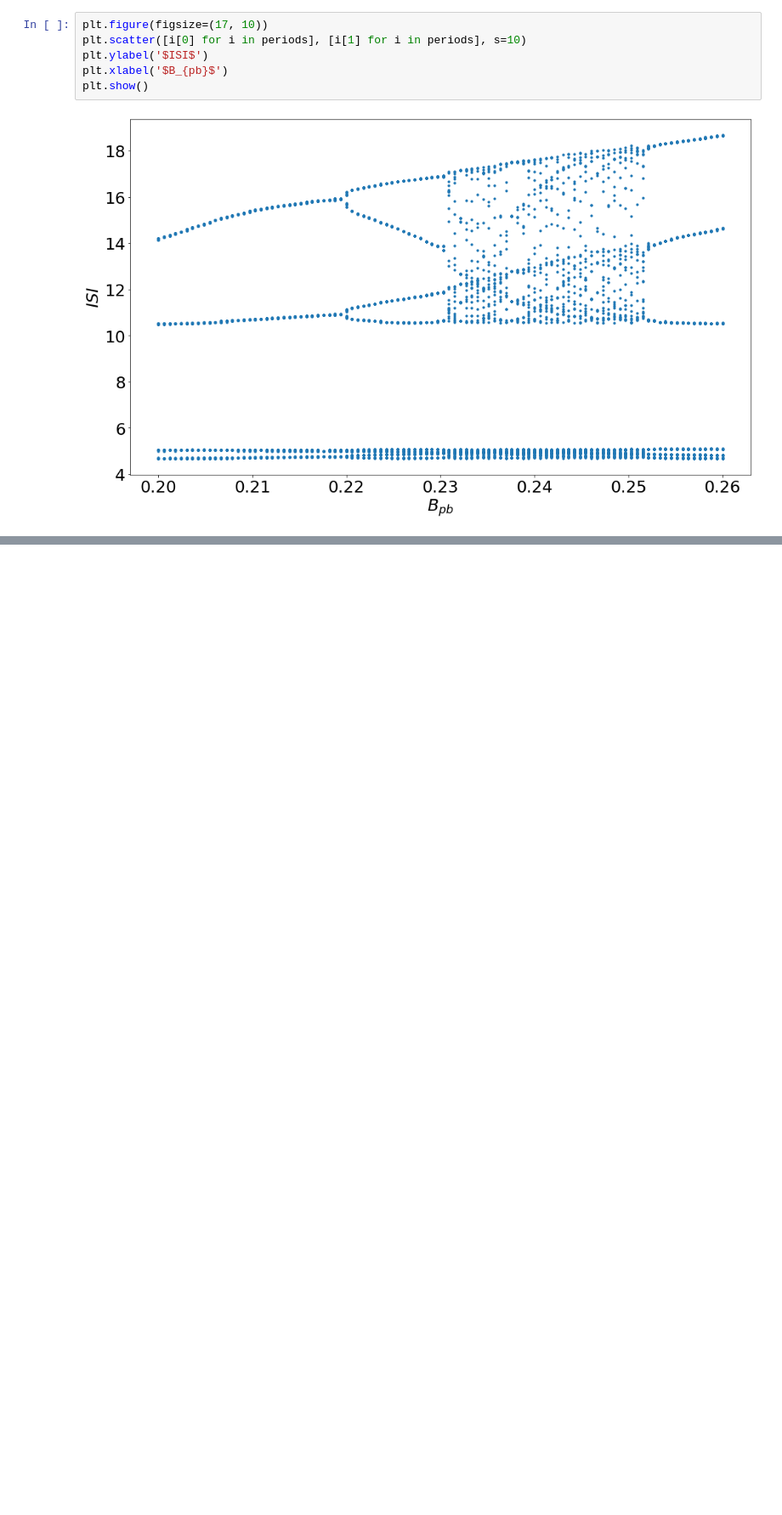
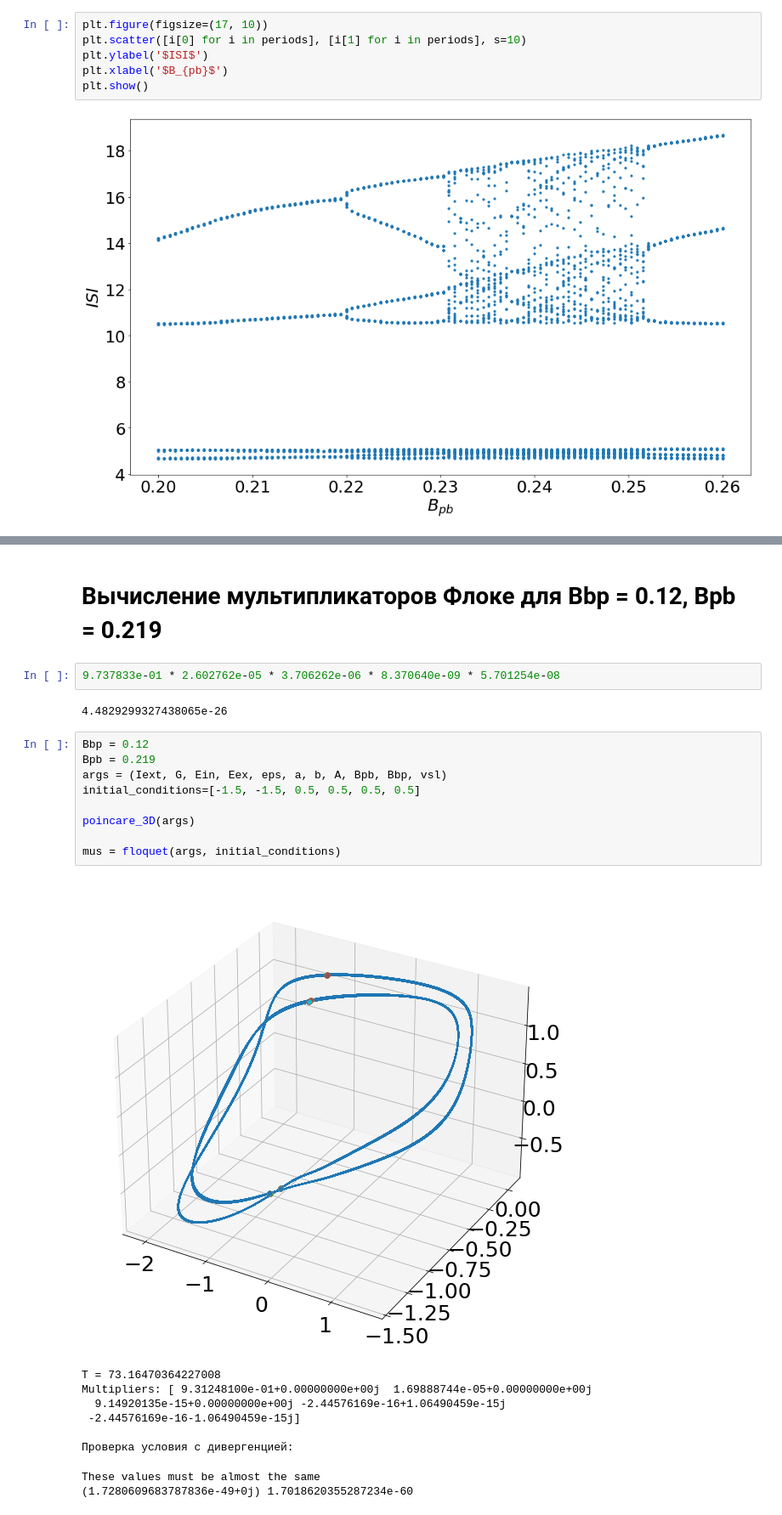
Before and after one commit to xomaiya/BP-kinetics, a Jupyter notebook: 1e1a1d.ipynb, the cells around one changed output, grey strips where cells are left out. Shown at 85% size. Saved outputs shown, nothing was run; the diff lists cells and outputs as text; blank space fills up the shorter version.

```diff
--- a/1e1a1d.ipynb
+++ b/1e1a1d.ipynb
@@ -232,0 +287,25 @@ poincare_3D(args)
+# %% [markdown]
+# Вычисление мультипликаторов Флоке для Bbp = 0.12, Bpb = 0.219
+# %%
+9.737833e-01 * 2.602762e-05 * 3.706262e-06 * 8.370640e-09 * 5.701254e-08
+# %% [output]
+4.4829299327438065e-26
+# %%
+Bbp = 0.12
+Bpb = 0.219
+args = (Iext, G, Ein, Eex, eps, a, b, A, Bpb, Bbp, vsl)
+initial_conditions=[-1.5, -1.5, 0.5, 0.5, 0.5, 0.5]
+
+poincare_3D(args)
+
+mus = floquet(args, initial_conditions)
+# %% [output]
+[figure, added]
+T = 73.16470364227008
+Multipliers: [ 9.31248100e-01+0.00000000e+00j  1.69888744e-05+0.00000000e+00j
+  9.14920135e-15+0.00000000e+00j -2.44576169e-16+1.06490459e-15j
+ -2.44576169e-16-1.06490459e-15j]
+
+Проверка условия с дивергенцией:
+These values must be almost the same
+(1.7280609683787836e-49+0j) 1.7018620355287234e-60
```
Also changed, not shown: parts of 22 cells of this notebook, 1 other file.
